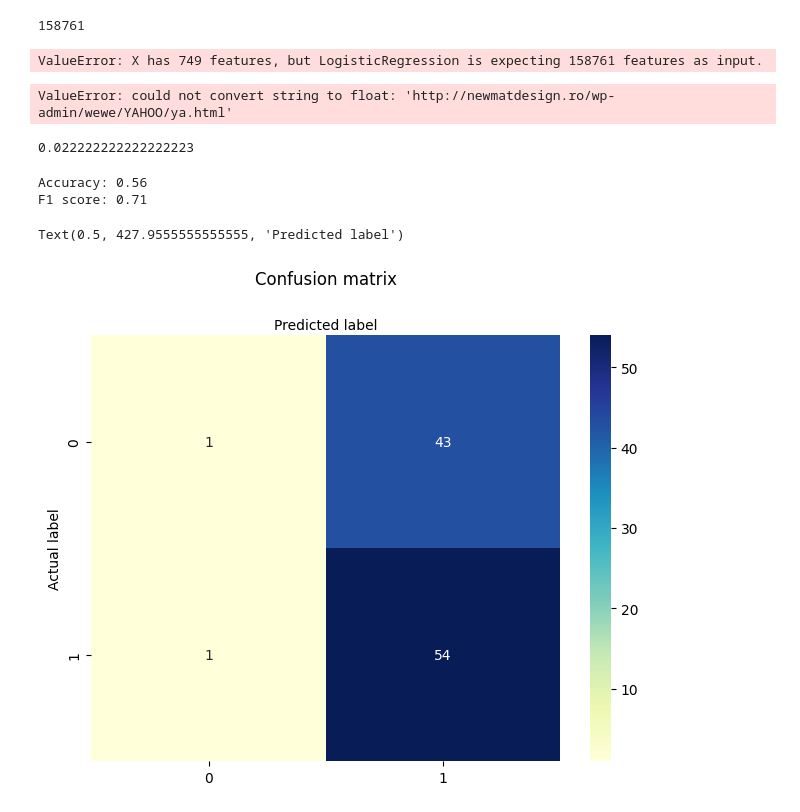
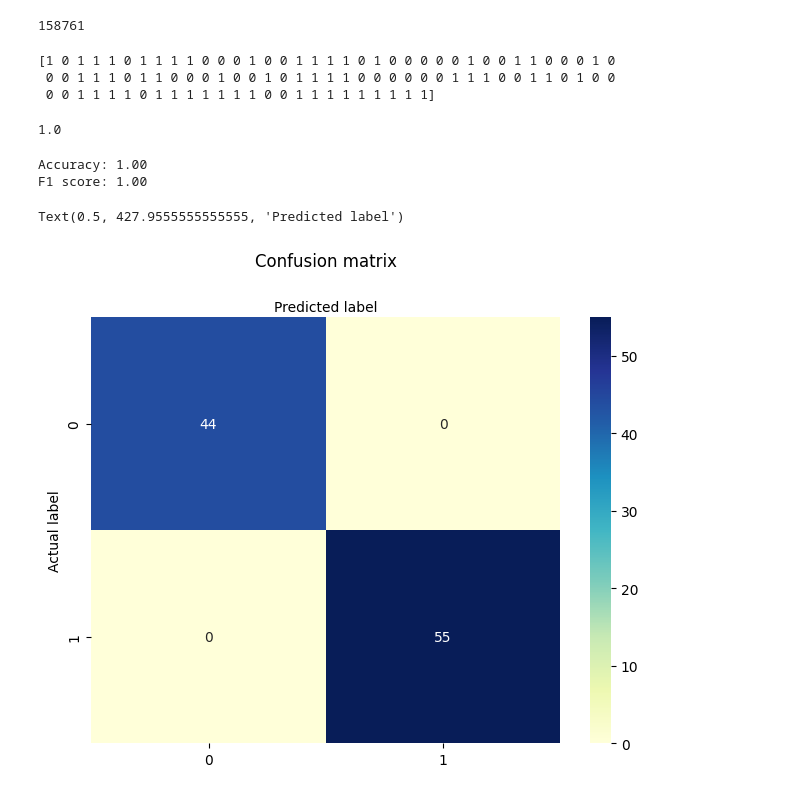
Before and after one commit to buisonanh/phishing-urls-detection, a Jupyter notebook: model(feature-extraction).ipynb, the cells around one changed output. Drawn from its saved outputs; the diff is of its cells as text; code cells hidden in the pictures.

```diff
--- a/model(feature-extraction).ipynb
+++ b/model(feature-extraction).ipynb
@@ -327,11 +327,11 @@ import scipy.sparse as sp
 
 # Vectorize URLs
 vectorizer_url = CountVectorizer()
-url_vec = vectorizer.fit_transform(url_df)
+url_vec = vectorizer_url.fit_transform(url_df)
 
 # Vectorize Domains
-vectorizer = CountVectorizer()
-domain_vec = vectorizer.fit_transform(domain_df)
+vectorizer_domain = CountVectorizer()
+domain_vec = vectorizer_domain.fit_transform(domain_df)
 
 features_arr = np.asarray(feature_df)
 
@@ -597,20 +597,15 @@ depth_arr_2d = np.reshape(depth_arr, (-1, 1))
 depth_scaler = preprocessing.StandardScaler().fit(depth_arr_2d).transform(depth_arr_2d)
 depth_scaler[:5]
 
-# Transform data
-from sklearn.feature_extraction.text import CountVectorizer
-from sklearn.preprocessing import LabelEncoder
 
 import scipy.sparse as sp
 
 # Vectorize URLs
-vectorizer = CountVectorizer()
-url_vec = vectorizer.transform(url_df)
+url_vec = vectorizer_url.transform(url_df)
 
 
 # Vectorize Domains
-vectorizer = CountVectorizer()
-domain_vec = vectorizer.transform(domain_df)
+domain_vec = vectorizer_domain.transform(domain_df)
 
 features_arr = np.asarray(feature_df)
 
@@ -635,41 +646,39 @@ logreg.coef_.shape[1]
 y_t_pred = logreg.predict(combined_features_arr)
 print(y_t_pred)
 # %% [output]
-ValueError: X has 749 features, but LogisticRegression is expecting 158761 features as input.
+[1 0 1 1 1 0 1 1 1 1 0 0 0 1 0 0 1 1 1 1 0 1 0 0 0 0 0 1 0 0 1 1 0 0 0 1 0
+ 0 0 1 1 1 0 1 1 0 0 0 1 0 0 1 0 1 1 1 1 0 0 0 0 0 0 1 1 1 0 0 1 1 0 1 0 0
+ 0 0 1 1 1 1 0 1 1 1 1 1 1 1 0 0 1 1 1 1 1 1 1 1 1]
-# %%
-logreg.score(x_t, y_t)
-# %% [output]
-ValueError: could not convert string to float: 'http://newmatdesign.ro/wp-admin/wewe/YAHOO/ya.html'
 # %%
 from sklearn.metrics import jaccard_score
-print(jaccard_score(y_t, y_pred_t,pos_label=0))
+print(jaccard_score(y_t, y_t_pred,pos_label=0))
 # %% [output]
-0.022222222222222223
+1.0
 # %%
-accuracy = accuracy_score(y_t, y_pred_t)
-f1 = f1_score(y_t, y_pred_t)
+accuracy = accuracy_score(y_t, y_t_pred)
+f1 = f1_score(y_t, y_t_pred)
 
 print(f"Accuracy: {accuracy:.2f}")
 print(f"F1 score: {f1:.2f}")
 # %% [output]
-Accuracy: 0.56
-F1 score: 0.71
+Accuracy: 1.00
+F1 score: 1.00
 # %%
-cnf_matrix = metrics.confusion_matrix(y_t, y_pred_t)
+cnf_matrix = metrics.confusion_matrix(y_t, y_t_pred)
 cnf_matrix
 
 class_names=[] # name  of classes
 fig, ax = plt.subplots()
 tick_marks = np.arange(len(class_names))
 plt.xticks(tick_marks, class_names)
 plt.yticks(tick_marks, class_names)
 # create heatmap
 sns.heatmap(pd.DataFrame(cnf_matrix), annot=True, cmap="YlGnBu" ,fmt='g')
 ax.xaxis.set_label_position("top")
 plt.tight_layout()
 plt.title('Confusion matrix', y=1.1)
 plt.ylabel('Actual label')
 plt.xlabel('Predicted label')
 # %% [output]
 Text(0.5, 427.9555555555555, 'Predicted label')
-[figure, old version]
+[figure, new version]
```
Also changed, not shown: parts of 3 cells of this notebook, 1 other file.
